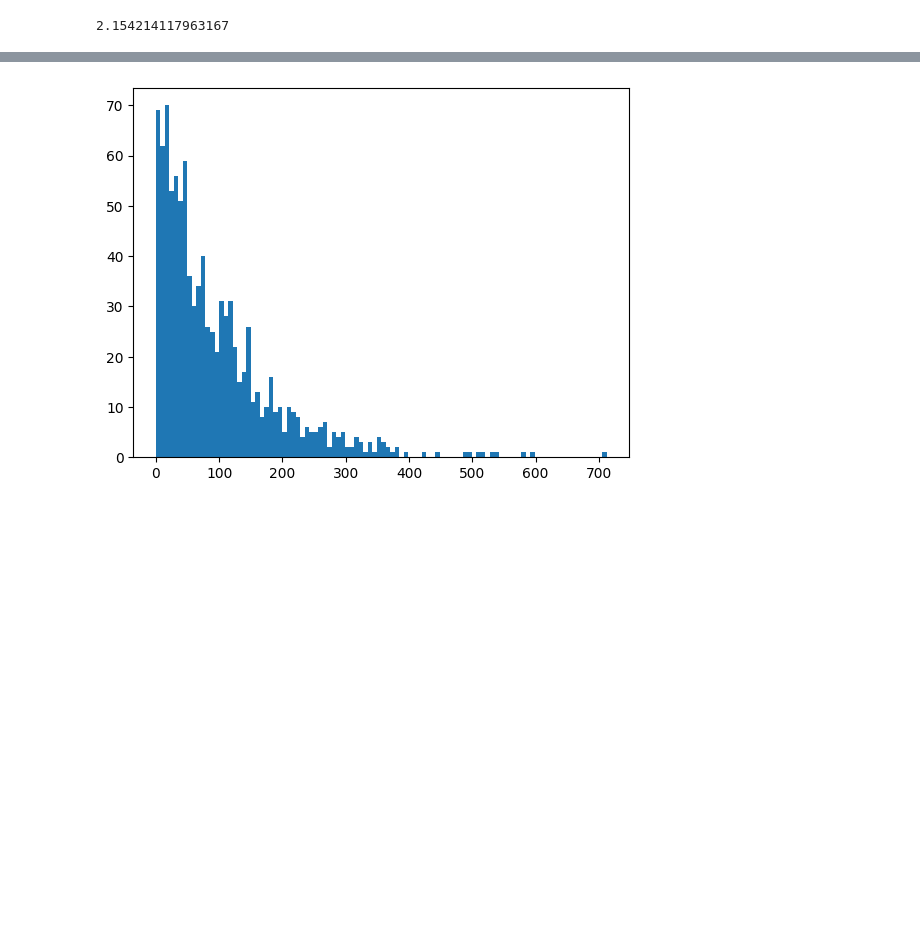
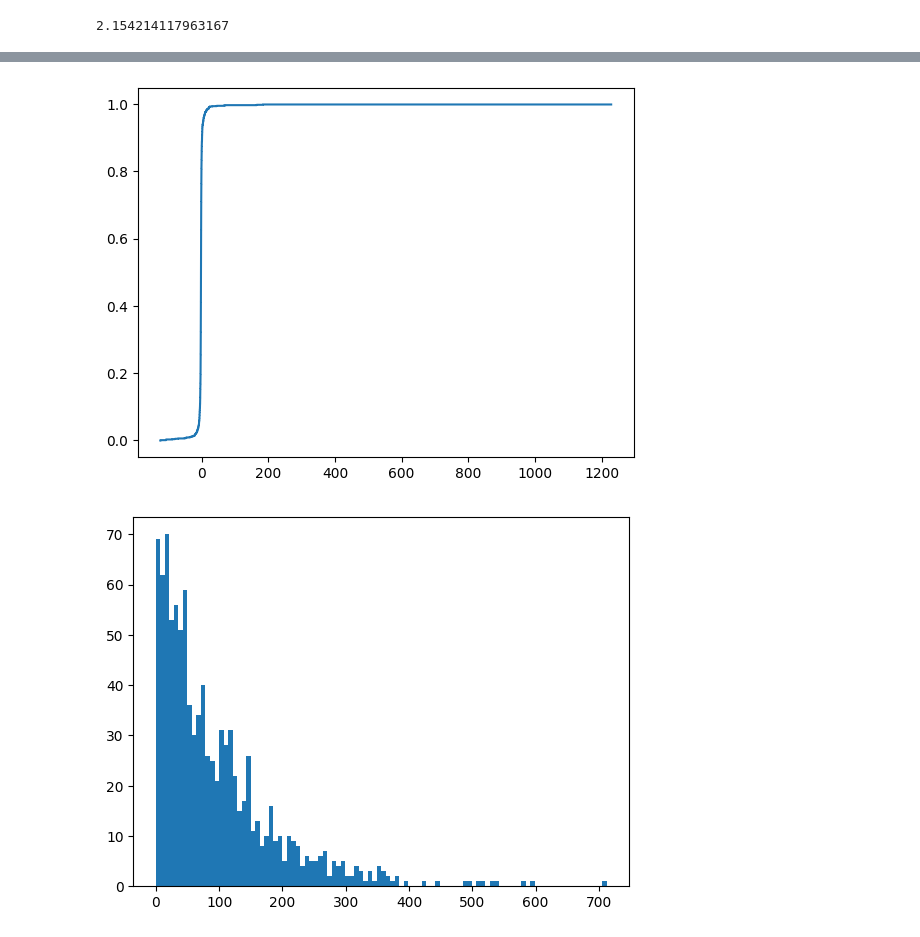
Before and after one commit to MartaPCastillo/Simulaci-n-I-, a Jupyter notebook: Generación_de_Variables_Aleatorias.ipynb, the cells around one changed output, grey strips where cells are left out. Cells and saved outputs as stored; diff of their text form; code cells hidden in the pictures; blank space fills up the shorter version.

```diff
--- a/Generación_de_Variables_Aleatorias.ipynb
+++ b/Generación_de_Variables_Aleatorias.ipynb
@@ -541,3 +548,15 @@ plt.step(X,Y)
+# %%
+def cdf(muestra):
+  m=len(muestra)
+  x=np.sort(muestra)
+  y=np.arange(0,m)/m
+  return x,y
+# %%
+X,Y = cdf(G)
+# %%
+plt.step(X,Y)
+# %% [output]
+[figure, added]
 # %%
 #Generamos una lista de números aleatorios que siguen la distribución exponencial.
 
```
Also changed, not shown: parts of 10 cells of this notebook.
